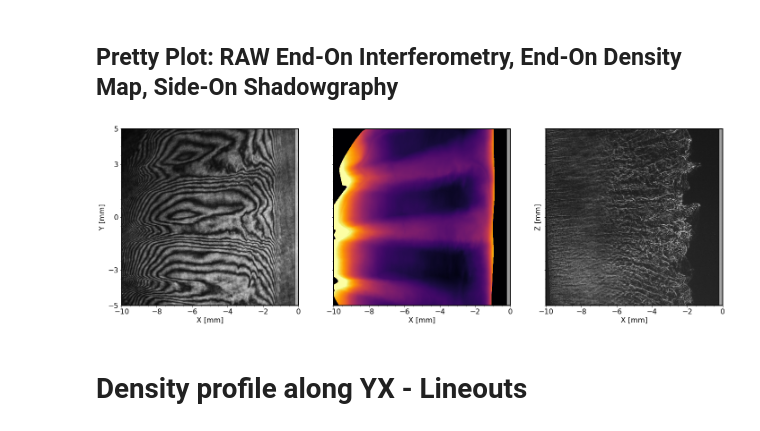
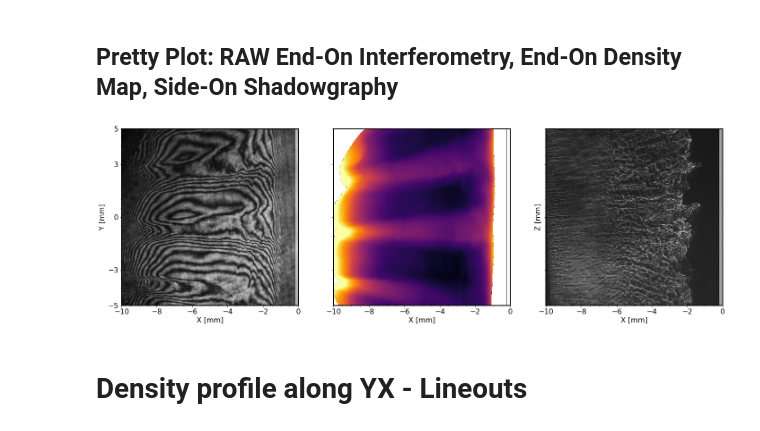
Before and after one commit to stemerlini/Pressure-Balance, a Jupyter notebook: PressureAnalysis .ipynb, the cells around one changed output. Drawn from its saved outputs; the diff is of its cells as text; code cells hidden in the pictures.

Commit message:
Added mask

```diff
--- a/PressureAnalysis .ipynb
+++ b/PressureAnalysis .ipynb
@@ -97,6 +97,7 @@ Limits in y and x:
 # %% [markdown]
 ## Pretty Plot: RAW End-On Interferometry, End-On Density Map, Side-On Shadowgraphy
 # %%
+
 gridOn  = False      # enable grid
 obstOn  = True       # enable obstacle
 refAxis = False      # enable Lines reference
@@ -138,37 +139,35 @@ for axis in ['top','bottom','left','right']:
     ax2.spines[axis].set_linewidth(2)
 
 
 for ax in [ax0,ax1,ax2]:
     if gridOn == True:
         ax.grid(True, linestyle='--', alpha = 0.5)
         ax.tick_params(labelsize=20)
         ax.minorticks_on()
     if obstOn == True:
         ax.add_patch(plt.Rectangle((-0.2, -8.0), 16, 16, fc ='white', ec ='black', lw = 1.5, alpha = 0.6))
         ax.minorticks_on()
     if refAxis == True:
         ax.hlines(0, -6, 6, colors='w', linestyles='--', alpha = 0.4)
         ax.vlines(0, -8, 8, colors='w', linestyles='--', alpha = 0.4)
     if scaleOn == True:
         annotation_line(ax=ax, text='1 mm', xmin=5, xmax=6, y=-7, ytext=-6.6, linewidth=2, linecolor='white', fontsize=14)
 
     ax.set_ylim([-5,5])
     ax.set_yticks([-5,-3,0,3,5])
 
 if_sh_end532.plot_data_mm(ax=ax0, cmap = "gray").set_clim(0,1)          # the DataMap object provides a function to plot the raw data, which is inherited by Interferogram
-im = end_532_ne.plot_data_mm(ax=ax1, multiply_by = 1e-18, clim=[0,6])
+mask, im = end_532_ne.plot_data_mm(ax=ax1, multiply_by = 1e-18, clim=[0,6], maskvalue = .2)
 sh_sh_side532.plot_data_mm(ax=ax2, cmap = "gray").set_clim(0,1)
-
-
 
 if barOn == True:
     ax_divider = make_axes_locatable(ax0)
     cax = ax_divider.append_axes("right", size="4%", pad="2%")
     cb = colorbar(im, cax=cax, ticks=[0,2,4,6,8,10,12,15])
     cb.set_label_text(r'$n_eL$ ($\times$ 10$^{18}$ cm$^{-2}$)',fontsize=24)
     cb.ax.tick_params(labelsize=24, pad=5, length=6, width=1, direction = 'in')
 # %% [output]
-[figure, old version]
+[figure, new version]
 # %% [markdown]
 # Density profile along YX - Lineouts
 # %%
```
Also changed, not shown: parts of 2 cells of this notebook.
